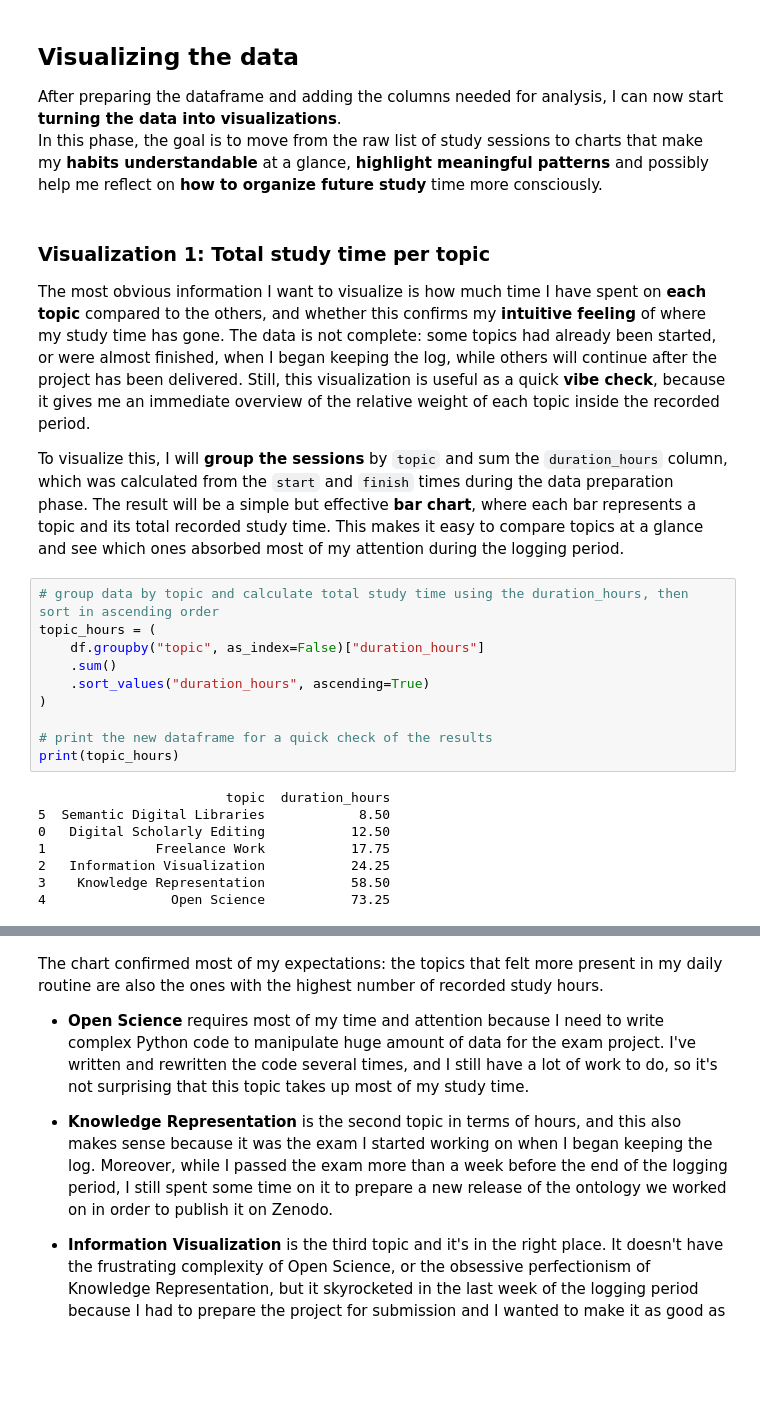
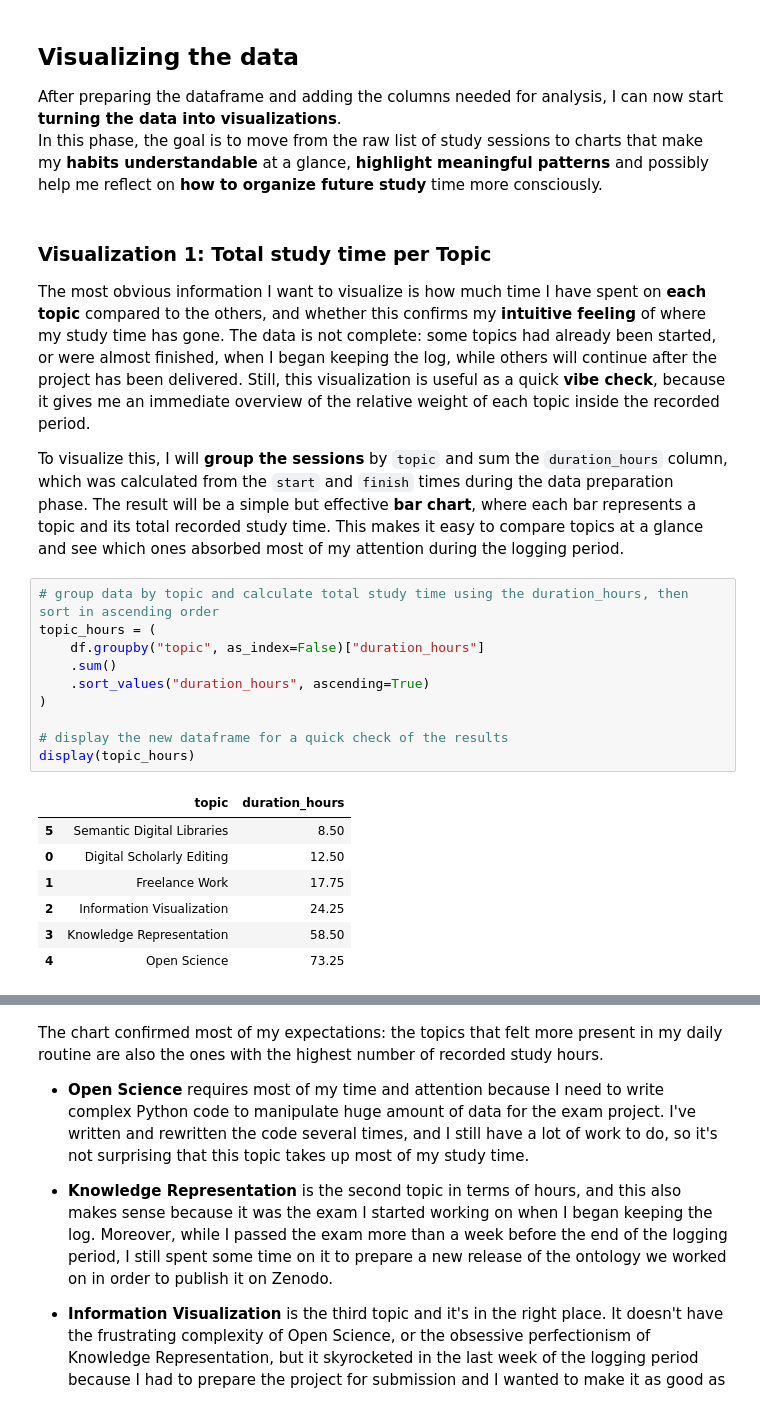
Before and after one commit to epistrephein/charting-the-grind, a Jupyter notebook: notebook.ipynb, the cells around one changed output, grey strips where cells are left out. Drawn from its saved outputs; the diff is of its cells as text; blank space fills up the shorter version.

```diff
--- a/notebook.ipynb
+++ b/notebook.ipynb
@@ -157,7 +156,7 @@ memory usage: 8.9 KB
 After preparing the dataframe and adding the columns needed for analysis, I can now start **turning the data into visualizations**.
 In this phase, the goal is to move from the raw list of study sessions to charts that make my **habits understandable** at a glance, **highlight meaningful patterns** and possibly help me reflect on **how to organize future study** time more consciously.
 # %% [markdown]
-### Visualization 1: Total study time per topic
+### Visualization 1: Total study time per Topic
 
 The most obvious information I want to visualize is how much time I have spent on **each topic** compared to the others, and whether this confirms my **intuitive feeling** of where my study time has gone. The data is not complete: some topics had already been started, or were almost finished, when I began keeping the log, while others will continue after the project has been delivered. Still, this visualization is useful as a quick **vibe check**, because it gives me an immediate overview of the relative weight of each topic inside the recorded period.
 
@@ -165,21 +164,21 @@ To visualize this, I will **group the sessions** by `topic` and sum the `duratio
 # %%
 # group data by topic and calculate total study time using the duration_hours, then sort in ascending order
 topic_hours = (
     df.groupby("topic", as_index=False)["duration_hours"]
     .sum()
     .sort_values("duration_hours", ascending=True)
 )
 
-# print the new dataframe for a quick check of the results
-print(topic_hours)
+# display the new dataframe for a quick check of the results
+display(topic_hours)
 # %% [output]
-                        topic  duration_hours
-5  Semantic Digital Libraries            8.50
-0   Digital Scholarly Editing           12.50
-1              Freelance Work           17.75
-2   Information Visualization           24.25
-3    Knowledge Representation           58.50
-4                Open Science           73.25
+|  | topic | duration_hours |
+| 5 | Semantic Digital Libraries | 8.50 |
+| 0 | Digital Scholarly Editing | 12.50 |
+| 1 | Freelance Work | 17.75 |
+| 2 | Information Visualization | 24.25 |
+| 3 | Knowledge Representation | 58.50 |
+| 4 | Open Science | 73.25 |
 # %%
 # create a horizontal bar chart and customize it with titles, labels and colors
 fig = px.bar(
```
Also changed, not shown: parts of 18 cells of this notebook, 3 other files.
